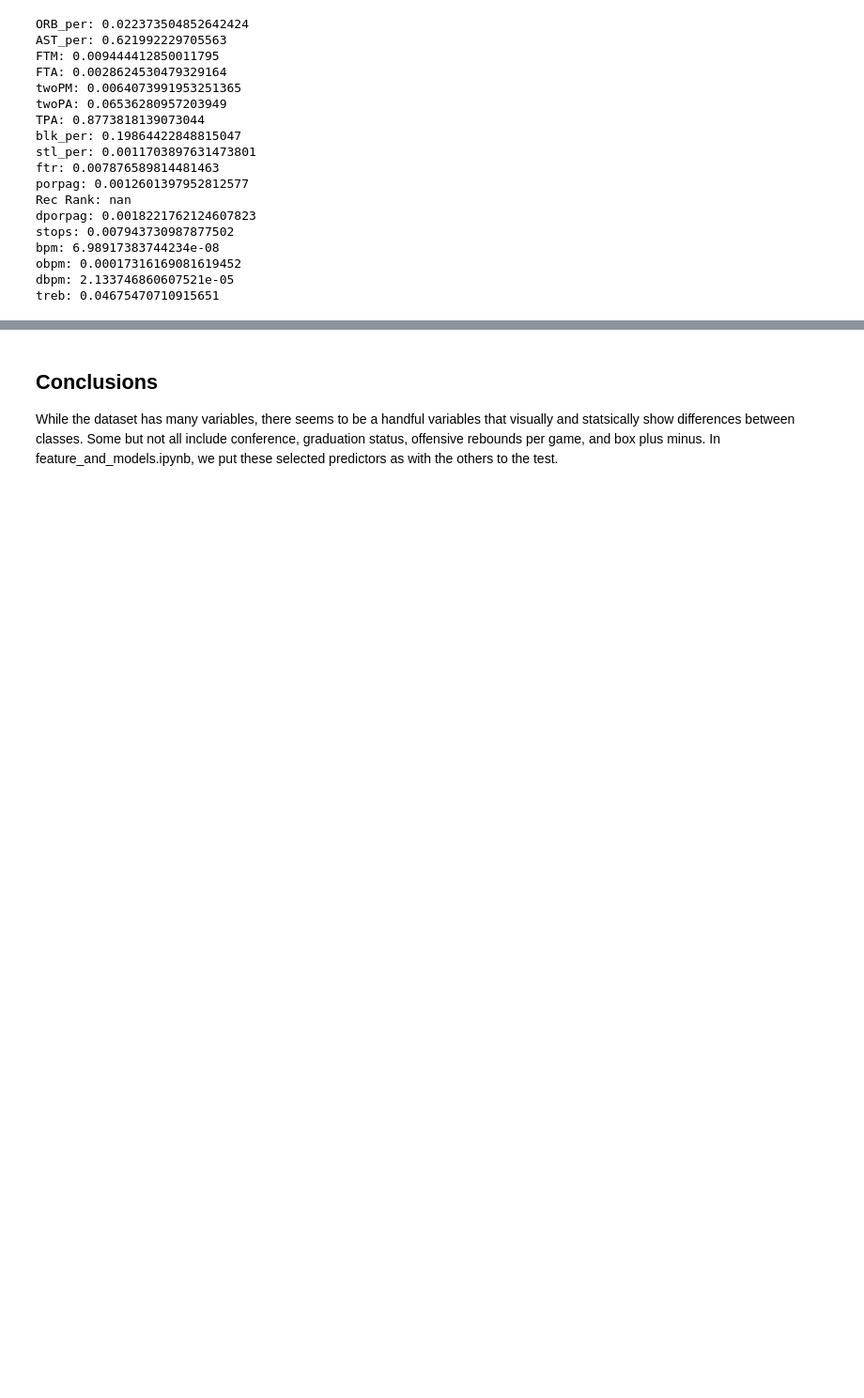
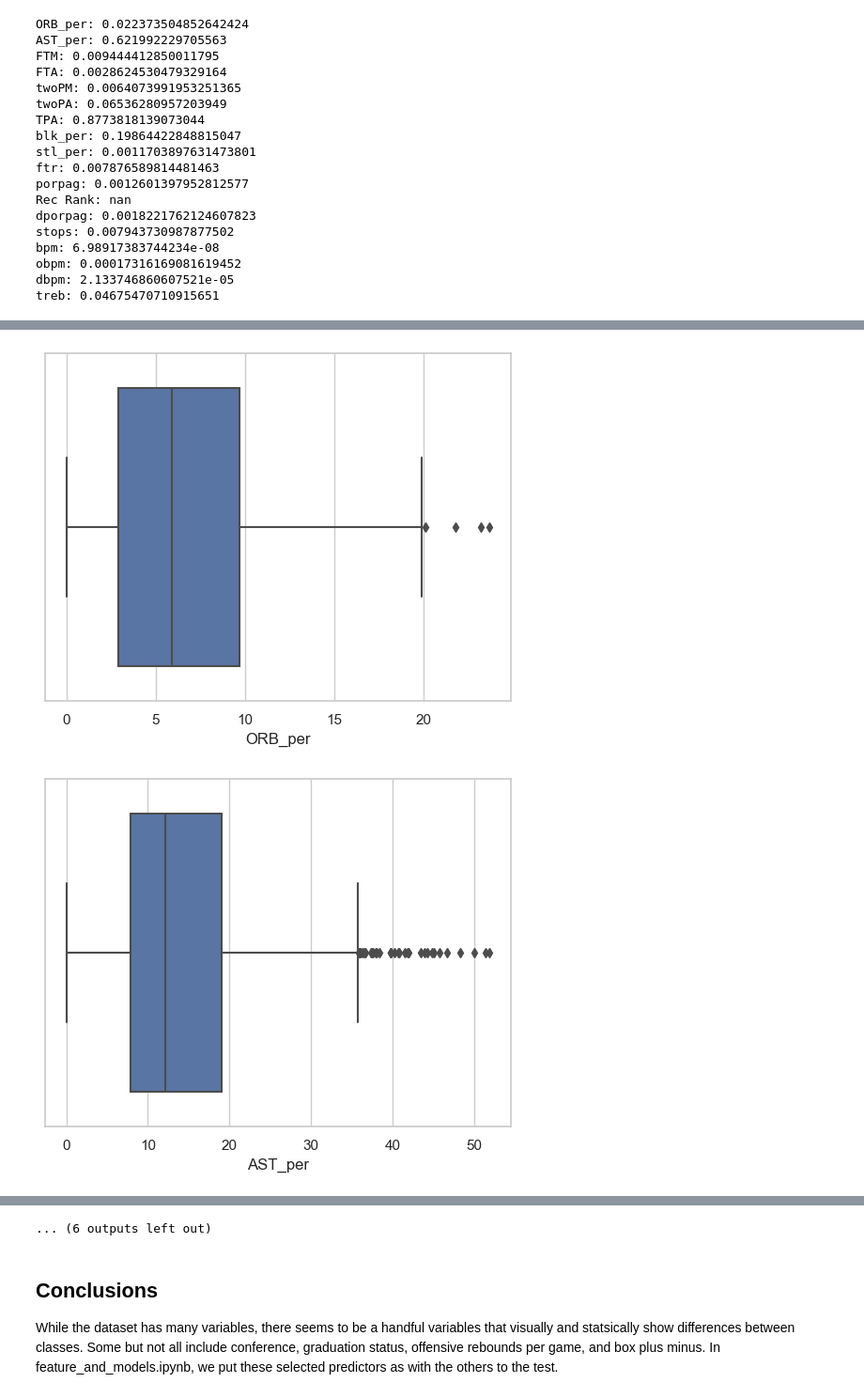
Before and after one commit to mikeyo4800/draft_prospect_ml, a Jupyter notebook: data_cleaning.ipynb, the cells around one changed output, grey strips where cells are left out. Shown at 94% size. Cells and saved outputs as stored; diff of their text form; code cells hidden in the pictures; blank space fills up the shorter version.

```diff
--- a/data_cleaning.ipynb
+++ b/data_cleaning.ipynb
@@ -388,3 +388,11 @@ for i in selected_cols:
 [figure]
 [figure]
 ... (6 outputs left out)
+# %%
+for i in selected_cols:
+
+    sns.boxplot(data[i])
+    plt.show()
+# %% [output]
+[figure, added]
+[figure, added]
@@ -391,3 +409,4 @@ for i in selected_cols:
+... (6 outputs left out)
 # %% [markdown]
 ## Conclusions
 
```
Also changed, not shown: parts of 14 cells of this notebook.
